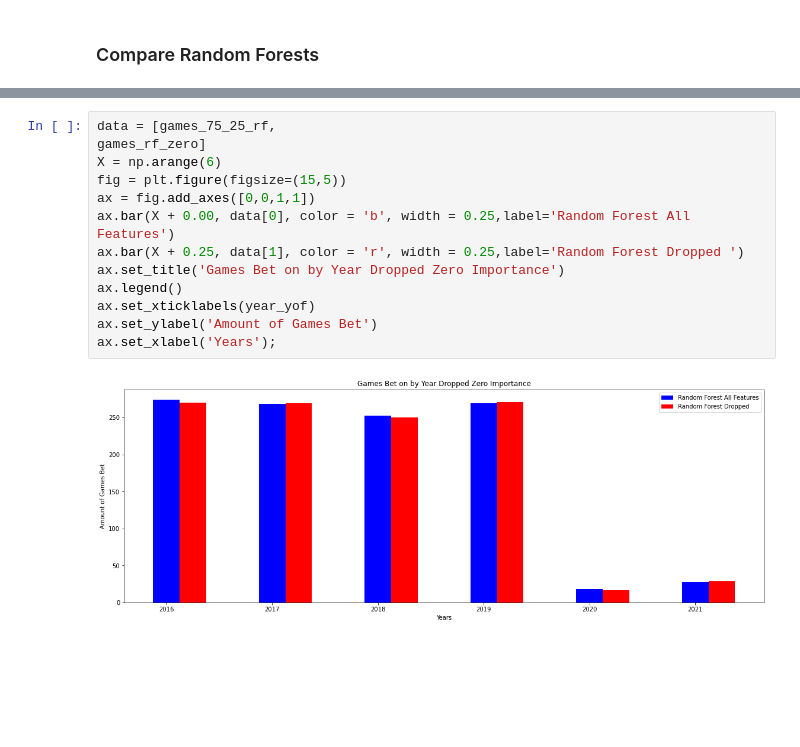
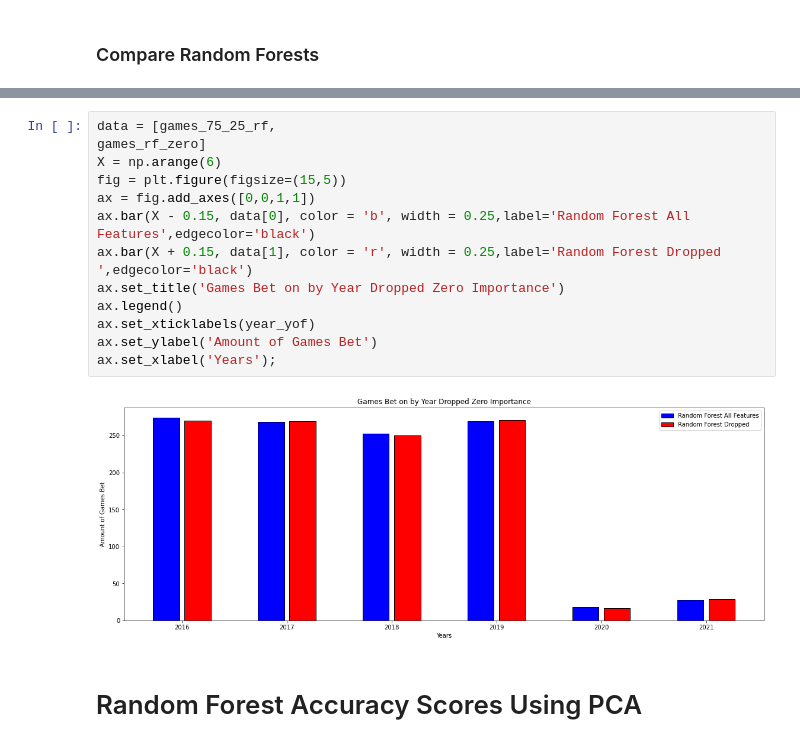
Before and after one commit to MatthewR1021/MLB_Classification, a Jupyter notebook: Modeling/Visualization_builder.ipynb, the cells around one changed output, grey strips where cells are left out. Saved outputs shown, nothing was run; the diff lists cells and outputs as text; blank space fills up the shorter version.

```diff
--- a/Modeling/Visualization_builder.ipynb
+++ b/Modeling/Visualization_builder.ipynb
@@ -166,15 +161,17 @@ ax.set_xlabel('Years');
 # %%
 data = [games_75_25_rf,
 games_rf_zero]
 X = np.arange(6)
 fig = plt.figure(figsize=(15,5))
 ax = fig.add_axes([0,0,1,1])
-ax.bar(X + 0.00, data[0], color = 'b', width = 0.25,label='Random Forest All Features')
-ax.bar(X + 0.25, data[1], color = 'r', width = 0.25,label='Random Forest Dropped ')
+ax.bar(X - 0.15, data[0], color = 'b', width = 0.25,label='Random Forest All Features',edgecolor='black')
+ax.bar(X + 0.15, data[1], color = 'r', width = 0.25,label='Random Forest Dropped ',edgecolor='black')
 ax.set_title('Games Bet on by Year Dropped Zero Importance')
 ax.legend()
 ax.set_xticklabels(year_yof)
 ax.set_ylabel('Amount of Games Bet')
 ax.set_xlabel('Years');
 # %% [output]
-[figure, old version]
+[figure, new version]
+# %% [markdown]
+# Random Forest Accuracy Scores Using PCA
```
Also changed, not shown: parts of 18 cells of this notebook, 18 other files.
